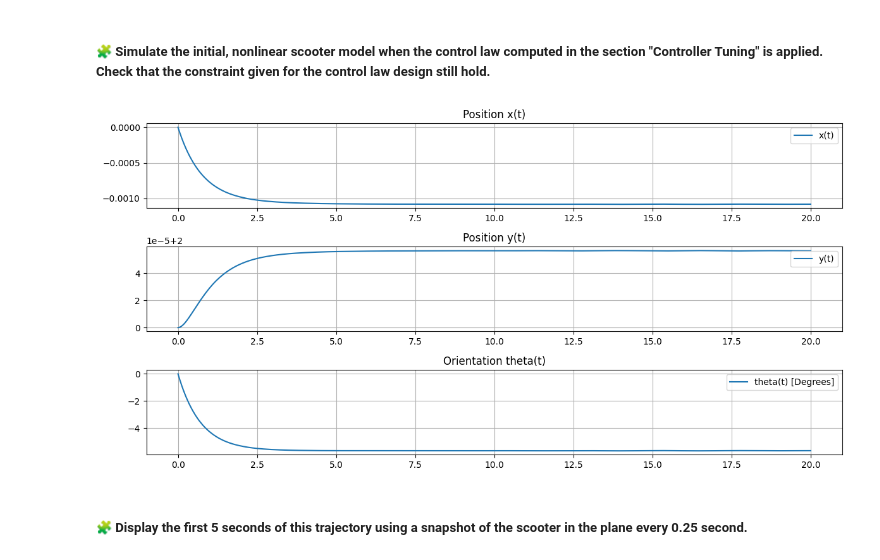
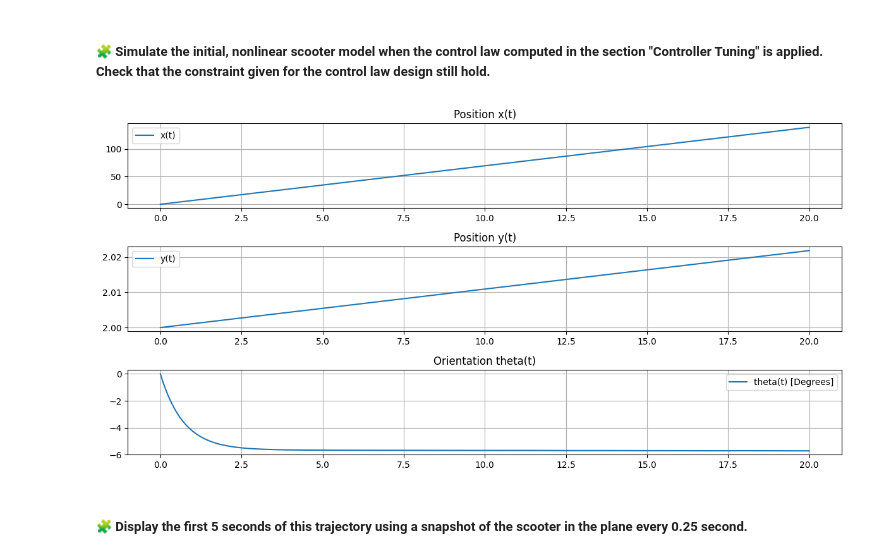
Before and after one commit to ahmedelalaoui142/control-engineering-with-python-project-2023-2024, a Jupyter notebook: Project_part_3.ipynb, the cells around one changed output. Cells and saved outputs as stored; diff of their text form; code cells hidden in the pictures.

```diff
--- a/Project_part_3.ipynb
+++ b/Project_part_3.ipynb
@@ -615,10 +615,9 @@ Text(0, 0.5, 'Speed (km/h)')
 import matplotlib.pyplot as plt
 # Nonlinear dynamics of the scooter
 def nonlinear_scooter_dynamics(t, X):
-    x, y, theta = X
-    # Compute the control inputs from the control law
-    delta_X = X  # assuming the desired state is (0,0,0)
-    omega = -K @ delta_X
+    #control inputs from the control law
+    delta_X = X - array([v*t,0,0])
+    omega = array([v/r,v/r]) + -K @ delta_X
 
     # Convert omega to actual wheel speeds
     omega_l = omega[0]
@@ -629,33 +628,33 @@ def nonlinear_scooter_dynamics(t, X):
     dy = r * (omega_l + omega_r) / 2 * np.sin(theta)
     dtheta = r * (omega_r - omega_l) / l
     return [dx, dy, dtheta]
 
 # Solve the differential equations
 result = solve_ivp(nonlinear_scooter_dynamics, (0,20), [0, 2, 0] , t_eval=np.linspace(0, 20, 1000))
 
 # Plotting the results
 plt.figure(figsize=(12, 6))
 plt.subplot(311)
 plt.plot(result.t, result.y[0], label='x(t)')
 plt.title('Position x(t)')
 plt.grid(True)
 plt.legend()
 
 plt.subplot(312)
 plt.plot(result.t, result.y[1], label='y(t)')
 plt.title('Position y(t)')
 plt.grid(True)
 plt.legend()
 
 plt.subplot(313)
 plt.plot(result.t, result.y[2]*180/np.pi, label='theta(t) [Degrees]')
 plt.title('Orientation theta(t)')
 plt.grid(True)
 plt.legend()
 
 plt.tight_layout()
 plt.show()
 # %% [output]
-[figure, old version]
+[figure, new version]
 # %% [markdown]
 ##### 🧩 Display the first 5 seconds of this trajectory using a snapshot of the scooter in the plane every 0.25 second.
```
Also changed, not shown: parts of 8 cells of this notebook.
